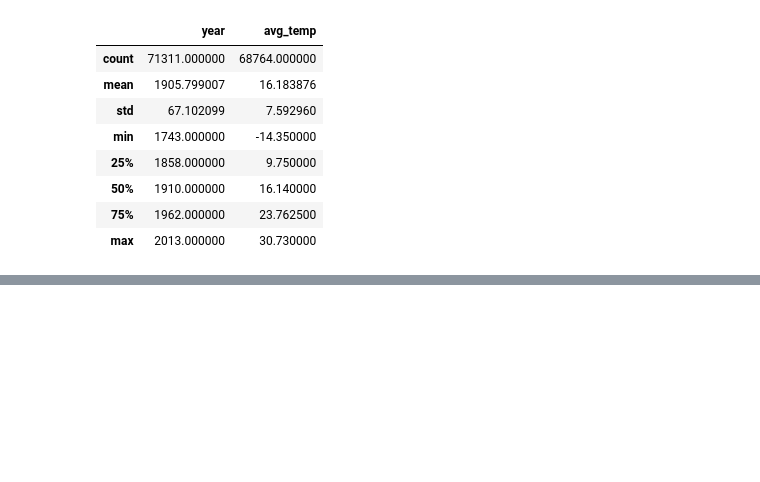
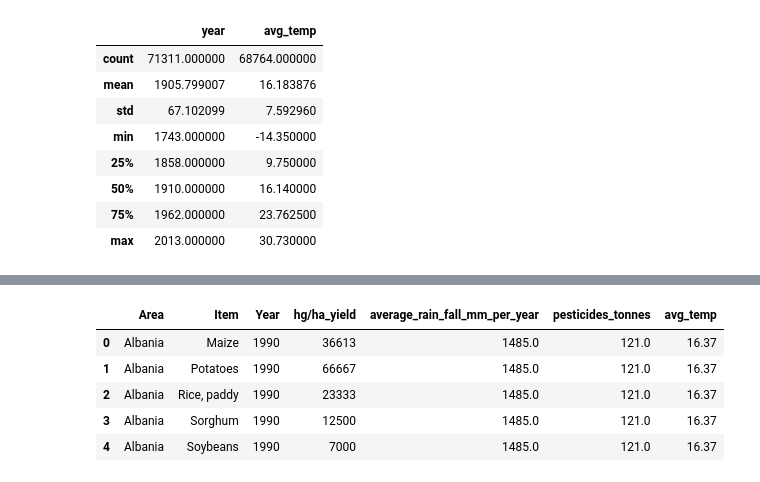
Before and after one commit to ProsperChihimba/hands-on-ml-projects, a Jupyter notebook: Crop_yield.ipynb, the cells around one changed output, grey strips where cells are left out. Saved outputs shown, nothing was run; the diff lists cells and outputs as text; code cells hidden in the pictures; blank space fills up the shorter version.

Commit message:
Update: merge temprature data & yield data

```diff
--- a/Crop_yield.ipynb
+++ b/Crop_yield.ipynb
@@ -238,3 +238,6 @@ avg_temp.describe()
 | 50% | 1910.000000 | 16.140000 |
 | 75% | 1962.000000 | 23.762500 |
 | max | 2013.000000 | 30.730000 |
+# %%
+avg_temp = avg_temp.rename(index=str, columns={'year': "Year", "country": "Area"})
+avg_temp.head()
@@ -240,0 +251,11 @@ avg_temp.describe()
+# %%
+# Merge temperature with yield
+yield_df = pd.merge(yield_df, avg_temp, on=['Area', 'Year'])
+yield_df.head()
+# %% [output]
+|  | Area | Item | Year | hg/ha_yield | average_rain_fall_mm_per_year | pesticides_tonnes | avg_temp |
+| 0 | Albania | Maize | 1990 | 36613 | 1485.0 | 121.0 | 16.37 |
+| 1 | Albania | Potatoes | 1990 | 66667 | 1485.0 | 121.0 | 16.37 |
+| 2 | Albania | Rice, paddy | 1990 | 23333 | 1485.0 | 121.0 | 16.37 |
+| 3 | Albania | Sorghum | 1990 | 12500 | 1485.0 | 121.0 | 16.37 |
+| 4 | Albania | Soybeans | 1990 | 7000 | 1485.0 | 121.0 | 16.37 |
```
Also changed, not shown: parts of 1 cell of this notebook.
